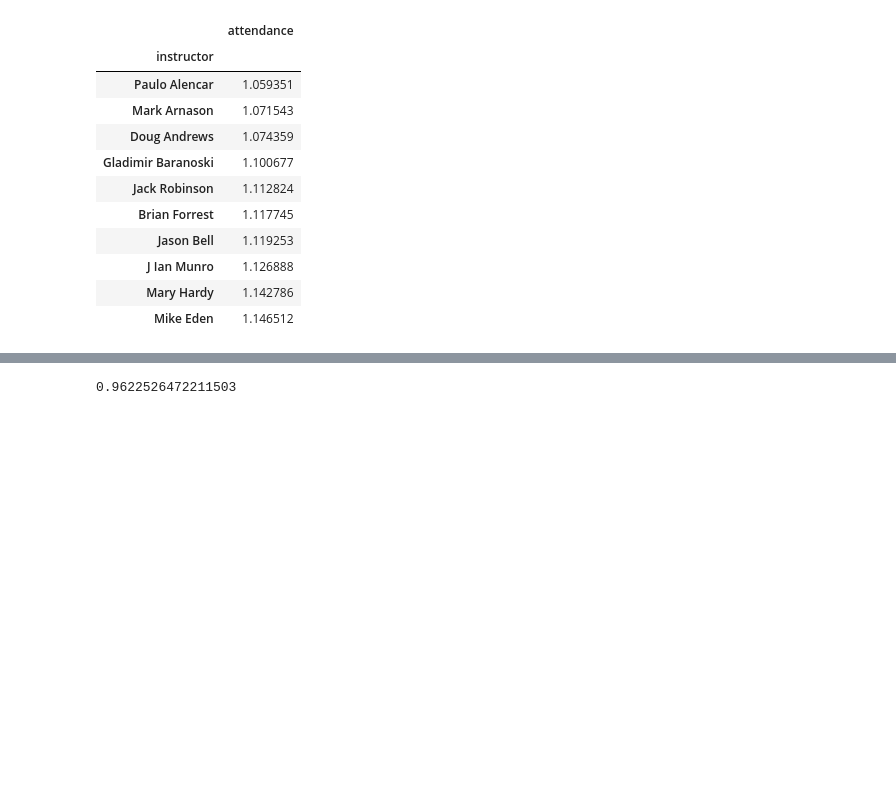
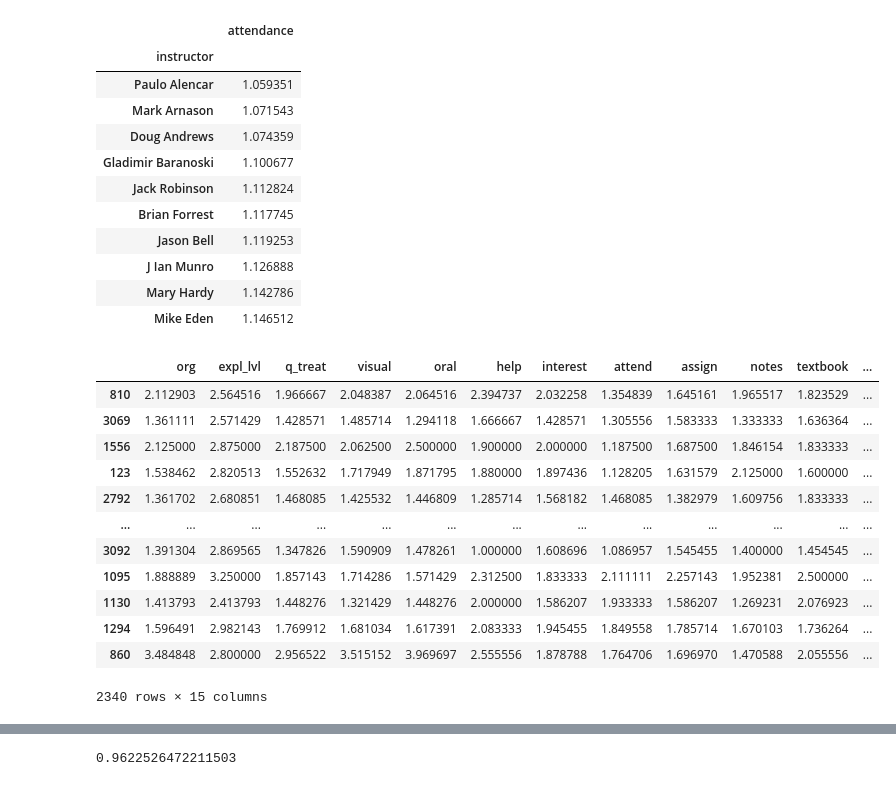
Before and after one commit to Akababa/course_eval, a Jupyter notebook: EDA.ipynb, the cells around one changed output, grey strips where cells are left out. Cells and saved outputs as stored; diff of their text form; code cells hidden in the pictures; blank space fills up the shorter version.

```diff
--- a/EDA.ipynb
+++ b/EDA.ipynb
@@ -180,6 +179,22 @@ top(df1,"attendance",asc=True)
 | J Ian Munro | 1.126888 |
 | Mary Hardy | 1.142786 |
 | Mike Eden | 1.146512 |
+# %%
+x1
+# %% [output]
+|  | org | expl_lvl | q_treat | visual | oral | help | interest | attend | assign | notes | textbook | ... |
+| 810 | 2.112903 | 2.564516 | 1.966667 | 2.048387 | 2.064516 | 2.394737 | 2.032258 | 1.354839 | 1.645161 | 1.965517 | 1.823529 | ... |
+| 3069 | 1.361111 | 2.571429 | 1.428571 | 1.485714 | 1.294118 | 1.666667 | 1.428571 | 1.305556 | 1.583333 | 1.333333 | 1.636364 | ... |
+| 1556 | 2.125000 | 2.875000 | 2.187500 | 2.062500 | 2.500000 | 1.900000 | 2.000000 | 1.187500 | 1.687500 | 1.846154 | 1.833333 | ... |
+| 123 | 1.538462 | 2.820513 | 1.552632 | 1.717949 | 1.871795 | 1.880000 | 1.897436 | 1.128205 | 1.631579 | 2.125000 | 1.600000 | ... |
+| 2792 | 1.361702 | 2.680851 | 1.468085 | 1.425532 | 1.446809 | 1.285714 | 1.568182 | 1.468085 | 1.382979 | 1.609756 | 1.833333 | ... |
+| ... | ... | ... | ... | ... | ... | ... | ... | ... | ... | ... | ... | ... |
+| 3092 | 1.391304 | 2.869565 | 1.347826 | 1.590909 | 1.478261 | 1.000000 | 1.608696 | 1.086957 | 1.545455 | 1.400000 | 1.454545 | ... |
+| 1095 | 1.888889 | 3.250000 | 1.857143 | 1.714286 | 1.571429 | 2.312500 | 1.833333 | 2.111111 | 2.257143 | 1.952381 | 2.500000 | ... |
+| 1130 | 1.413793 | 2.413793 | 1.448276 | 1.321429 | 1.448276 | 2.000000 | 1.586207 | 1.933333 | 1.586207 | 1.269231 | 2.076923 | ... |
+| 1294 | 1.596491 | 2.982143 | 1.769912 | 1.681034 | 1.617391 | 2.083333 | 1.945455 | 1.849558 | 1.785714 | 1.670103 | 1.736264 | ... |
+| 860 | 3.484848 | 2.800000 | 2.956522 | 3.515152 | 3.969697 | 2.555556 | 1.878788 | 1.764706 | 1.696970 | 1.470588 | 2.055556 | ... |
+2340 rows × 15 columns
 # %%
 ### Predict course overall rating
 from sklearn.linear_model import LinearRegression, LassoCV, Ridge, RidgeCV
```
Also changed, not shown: parts of 7 cells of this notebook, 1 other file.
